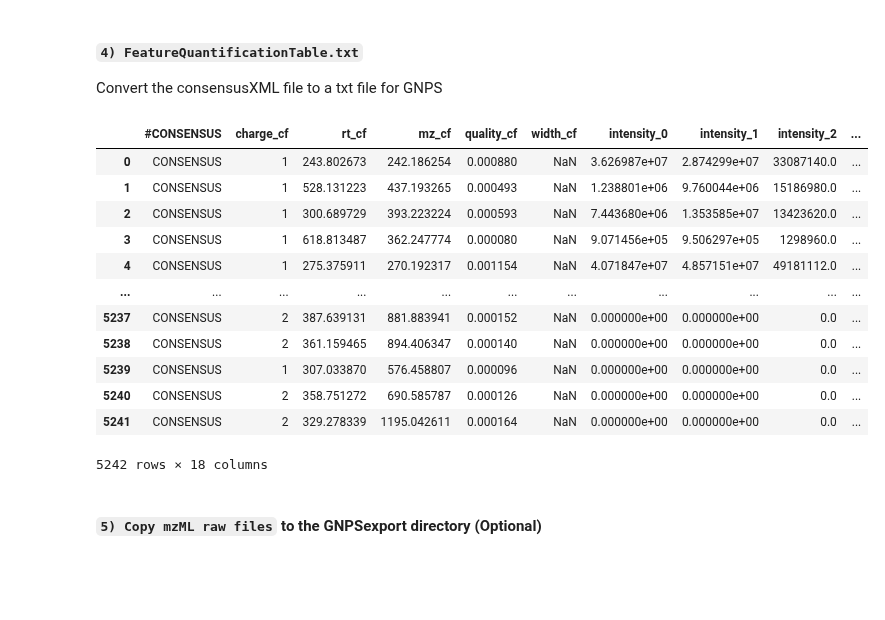
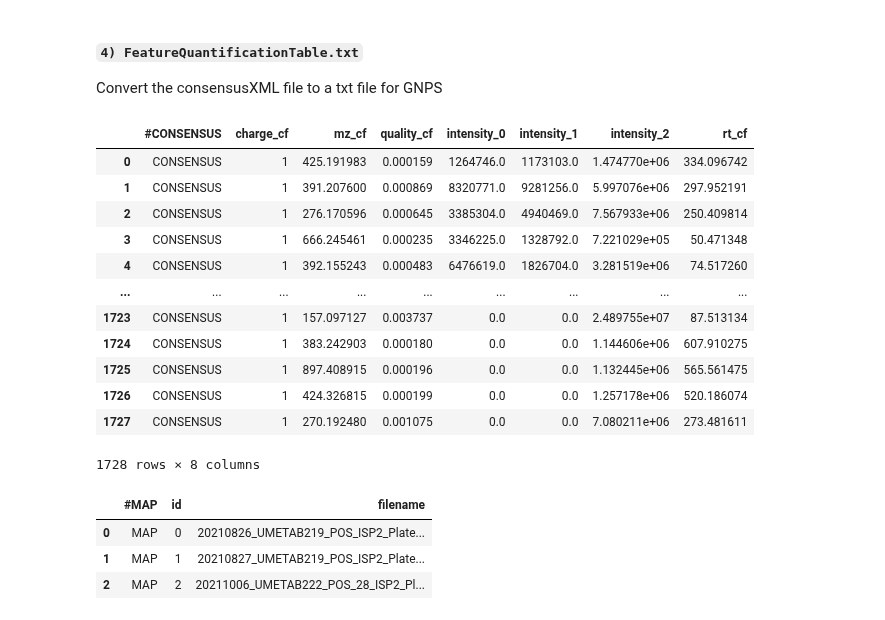
Before and after one commit to eeko-kon/pyOpenMS_UmetaFlow, a Jupyter notebook: 3_GNPSExport.ipynb, the cells around one changed output. Drawn from its saved outputs; the diff is of its cells as text; code cells hidden in the pictures; blank space fills up the shorter version.

```diff
--- a/3_GNPSExport.ipynb
+++ b/3_GNPSExport.ipynb
@@ -136,46 +149,44 @@ result= result.sort_index(axis=1)
 filemeta= cmap.getColumnHeaders()
 mapIDs = [k for k in filemeta.keys()]
 filename= []
 size=[]
 label= []
 for header in filemeta.values():
     files= header.filename
     sizes= header.size
     labels= header.label
     filename.append(files)
     size.append(sizes)
     label.append(labels)
 
 dict = {'id': mapIDs, 'filename': filename,'label': label,'size': size}
 DF= pd.DataFrame(dict)
 DF["id"] = "intensity_"+ (DF["id"]).astype(str)
 
 cols= result.columns
 for col in cols:
     for i, path in enumerate(filename):
         if path== col:
             name= DF["id"][i]
             result.rename(columns={col: name}, inplace=True)
 
 cols = result.columns
 preordered = ["#CONSENSUS", "charge_cf", "rt_cf", "mz_cf", "quality_cf", "width_cf"]
 new_cols = preordered + [c for c in result.columns if c not in preordered]
 new_df = result.reindex(columns=new_cols)
-new_df.to_csv('results/GNPSexport/FeatureQuantificationTable.txt', sep = '\t', index = False)
+new_df.to_csv("results/interim/GNPSexport/FeatureMatrix.csv", sep="\t", index=None)
 new_df
 # %% [output]
-|  | #CONSENSUS | charge_cf | rt_cf | mz_cf | quality_cf | width_cf | intensity_0 | intensity_1 | intensity_2 | ... |
-| 0 | CONSENSUS | 1 | 243.802673 | 242.186254 | 0.000880 | NaN | 3.626987e+07 | 2.874299e+07 | 33087140.0 | ... |
-| 1 | CONSENSUS | 1 | 528.131223 | 437.193265 | 0.000493 | NaN | 1.238801e+06 | 9.760044e+06 | 15186980.0 | ... |
-| 2 | CONSENSUS | 1 | 300.689729 | 393.223224 | 0.000593 | NaN | 7.443680e+06 | 1.353585e+07 | 13423620.0 | ... |
-| 3 | CONSENSUS | 1 | 618.813487 | 362.247774 | 0.000080 | NaN | 9.071456e+05 | 9.506297e+05 | 1298960.0 | ... |
-| 4 | CONSENSUS | 1 | 275.375911 | 270.192317 | 0.001154 | NaN | 4.071847e+07 | 4.857151e+07 | 49181112.0 | ... |
-| ... | ... | ... | ... | ... | ... | ... | ... | ... | ... | ... |
-| 5237 | CONSENSUS | 2 | 387.639131 | 881.883941 | 0.000152 | NaN | 0.000000e+00 | 0.000000e+00 | 0.0 | ... |
-| 5238 | CONSENSUS | 2 | 361.159465 | 894.406347 | 0.000140 | NaN | 0.000000e+00 | 0.000000e+00 | 0.0 | ... |
-| 5239 | CONSENSUS | 1 | 307.033870 | 576.458807 | 0.000096 | NaN | 0.000000e+00 | 0.000000e+00 | 0.0 | ... |
-| 5240 | CONSENSUS | 2 | 358.751272 | 690.585787 | 0.000126 | NaN | 0.000000e+00 | 0.000000e+00 | 0.0 | ... |
-| 5241 | CONSENSUS | 2 | 329.278339 | 1195.042611 | 0.000164 | NaN | 0.000000e+00 | 0.000000e+00 | 0.0 | ... |
+|  | #CONSENSUS | charge_cf | mz_cf | quality_cf | intensity_0 | intensity_1 | intensity_2 | rt_cf |
+| 0 | CONSENSUS | 1 | 425.191983 | 0.000159 | 1264746.0 | 1173103.0 | 1.474770e+06 | 334.096742 |
+| 1 | CONSENSUS | 1 | 391.207600 | 0.000869 | 8320771.0 | 9281256.0 | 5.997076e+06 | 297.952191 |
+| 2 | CONSENSUS | 1 | 276.170596 | 0.000645 | 3385304.0 | 4940469.0 | 7.567933e+06 | 250.409814 |
+| 3 | CONSENSUS | 1 | 666.245461 | 0.000235 | 3346225.0 | 1328792.0 | 7.221029e+05 | 50.471348 |
+| 4 | CONSENSUS | 1 | 392.155243 | 0.000483 | 6476619.0 | 1826704.0 | 3.281519e+06 | 74.517260 |
+| ... | ... | ... | ... | ... | ... | ... | ... | ... |
+| 1723 | CONSENSUS | 1 | 157.097127 | 0.003737 | 0.0 | 0.0 | 2.489755e+07 | 87.513134 |
+| 1724 | CONSENSUS | 1 | 383.242903 | 0.000180 | 0.0 | 0.0 | 1.144606e+06 | 607.910275 |
+| 1725 | CONSENSUS | 1 | 897.408915 | 0.000196 | 0.0 | 0.0 | 1.132445e+06 | 565.561475 |
+| 1726 | CONSENSUS | 1 | 424.326815 | 0.000199 | 0.0 | 0.0 | 1.257178e+06 | 520.186074 |
+| 1727 | CONSENSUS | 1 | 270.192480 | 0.001075 | 0.0 | 0.0 | 7.080211e+06 | 273.481611 |
-5242 rows × 18 columns
+1728 rows × 8 columns
-# %% [markdown]
-#### `5) Copy mzML raw files` to the GNPSexport directory (Optional)
@@ -189,0 +193,14 @@ for mzml_file in input_mzml_files:
+# %%
+metadata= pd.read_csv("results/GNPSexport/metadata.tsv", sep="\t", index_col="Unnamed: 0")
+metadata= metadata.filter(["filename", "ATTRIBUTE_MAPID"])
+metadata["#MAP"]= ("MAP")
+metadata["id"]= metadata["ATTRIBUTE_MAPID"].str.extract(r"(\d)")
+metadata= metadata.drop(columns="ATTRIBUTE_MAPID")
+metadata= metadata[["#MAP", "id", "filename"]]
+metadata.to_csv("results/interim/GNPSexport/mapIDs.csv", sep="\t", index=None)
+metadata
+# %% [output]
+|  | #MAP | id | filename |
+| 0 | MAP | 0 | 20210826_UMETAB219_POS_ISP2_Plate... |
+| 1 | MAP | 1 | 20210827_UMETAB219_POS_ISP2_Plate... |
+| 2 | MAP | 2 | 20211006_UMETAB222_POS_28_ISP2_Pl... |
```
Also changed, not shown: parts of 11 cells of this notebook, 6 other files.
